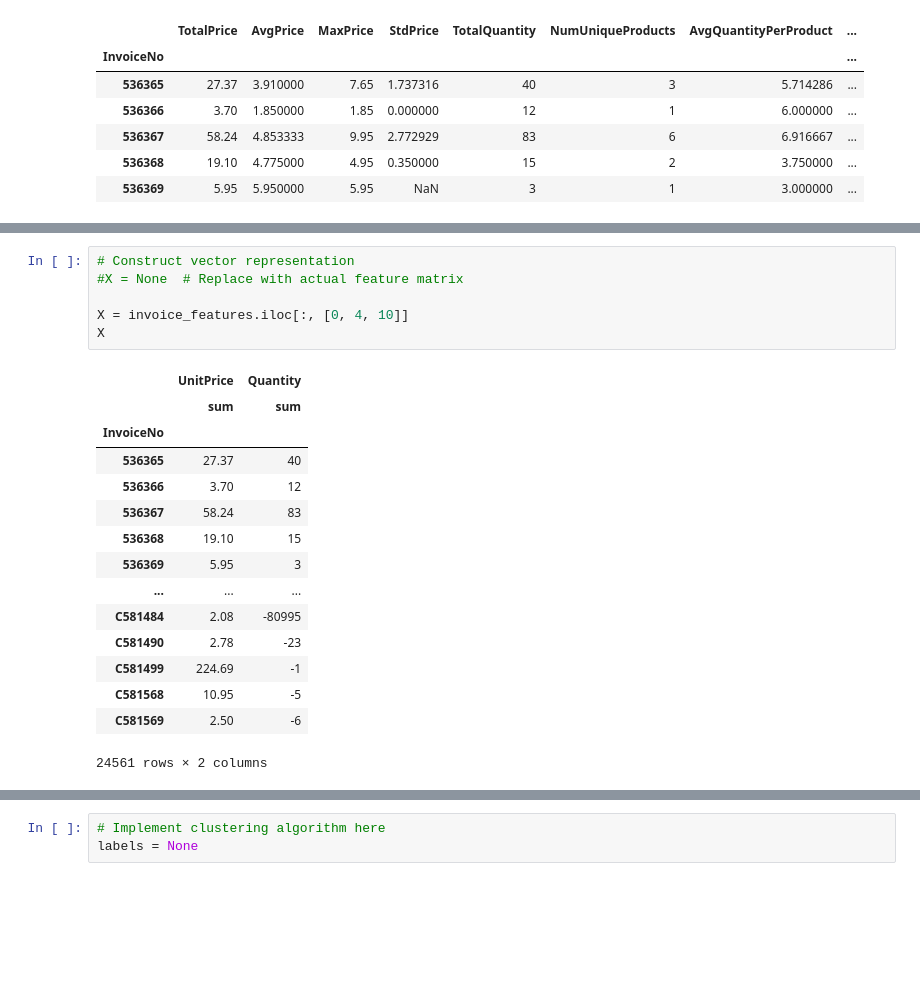
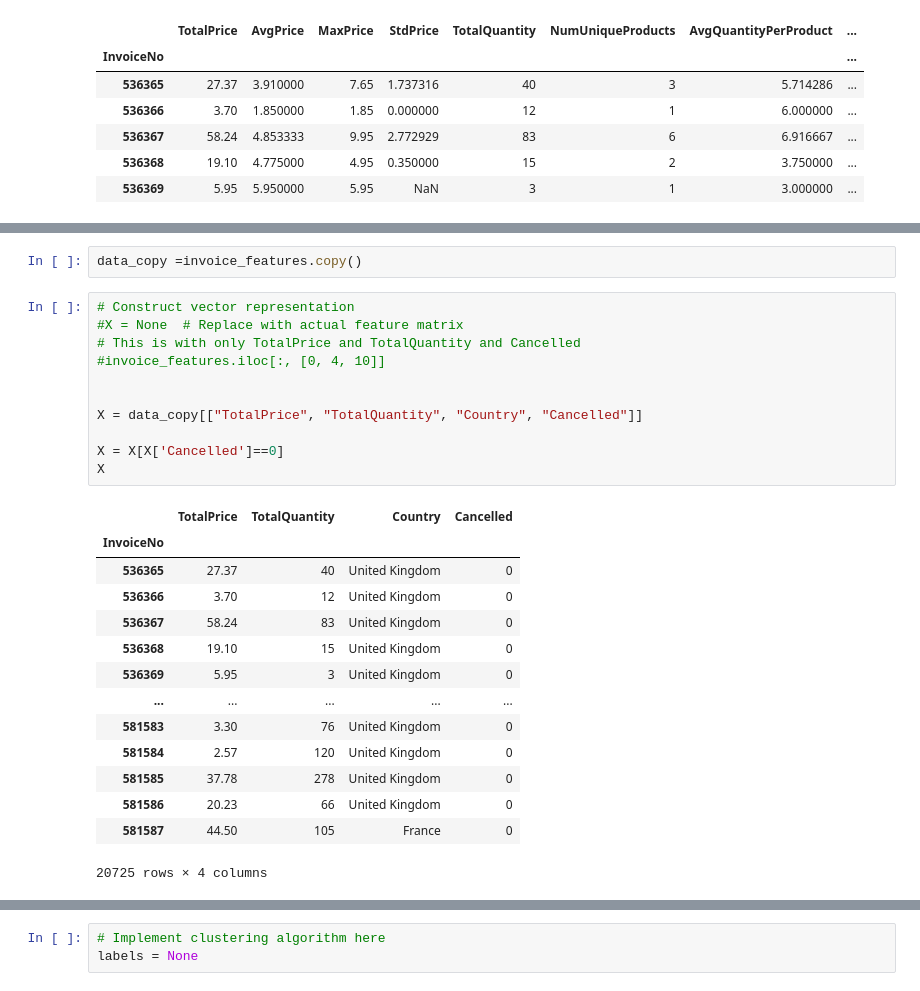
Before and after one commit to NouRALsaidD/data_mining_2026, a Jupyter notebook: data_mining_project_template.ipynb, the cells around one changed output, grey strips where cells are left out. Drawn from its saved outputs; the diff is of its cells as text; blank space fills up the shorter version.

```diff
--- a/data_mining_project_template.ipynb
+++ b/data_mining_project_template.ipynb
@@ -377,22 +388,28 @@ Explain your feature construction and distance measure here.
+# %%
+data_copy =invoice_features.copy()
 # %%
 # Construct vector representation
 #X = None  # Replace with actual feature matrix
+# This is with only TotalPrice and TotalQuantity and Cancelled
+#invoice_features.iloc[:, [0, 4, 10]]
 
-X = invoice_features.iloc[:, [0, 4, 10]]
+
+X = data_copy[["TotalPrice", "TotalQuantity", "Country", "Cancelled"]]
+
+X = X[X['Cancelled']==0]
 X
 # %% [output]
-|  | UnitPrice | Quantity |
-|  | sum | sum |
-| InvoiceNo |  |  |
-| 536365 | 27.37 | 40 |
-| 536366 | 3.70 | 12 |
-| 536367 | 58.24 | 83 |
-| 536368 | 19.10 | 15 |
-| 536369 | 5.95 | 3 |
-| ... | ... | ... |
-| C581484 | 2.08 | -80995 |
-| C581490 | 2.78 | -23 |
-| C581499 | 224.69 | -1 |
-| C581568 | 10.95 | -5 |
-| C581569 | 2.50 | -6 |
+|  | TotalPrice | TotalQuantity | Country | Cancelled |
+| InvoiceNo |  |  |  |  |
+| 536365 | 27.37 | 40 | United Kingdom | 0 |
+| 536366 | 3.70 | 12 | United Kingdom | 0 |
+| 536367 | 58.24 | 83 | United Kingdom | 0 |
+| 536368 | 19.10 | 15 | United Kingdom | 0 |
+| 536369 | 5.95 | 3 | United Kingdom | 0 |
+| ... | ... | ... | ... | ... |
+| 581583 | 3.30 | 76 | United Kingdom | 0 |
+| 581584 | 2.57 | 120 | United Kingdom | 0 |
+| 581585 | 37.78 | 278 | United Kingdom | 0 |
+| 581586 | 20.23 | 66 | United Kingdom | 0 |
+| 581587 | 44.50 | 105 | France | 0 |
-24561 rows × 2 columns
+20725 rows × 4 columns
```
Also changed, not shown: parts of 62 cells of this notebook.
